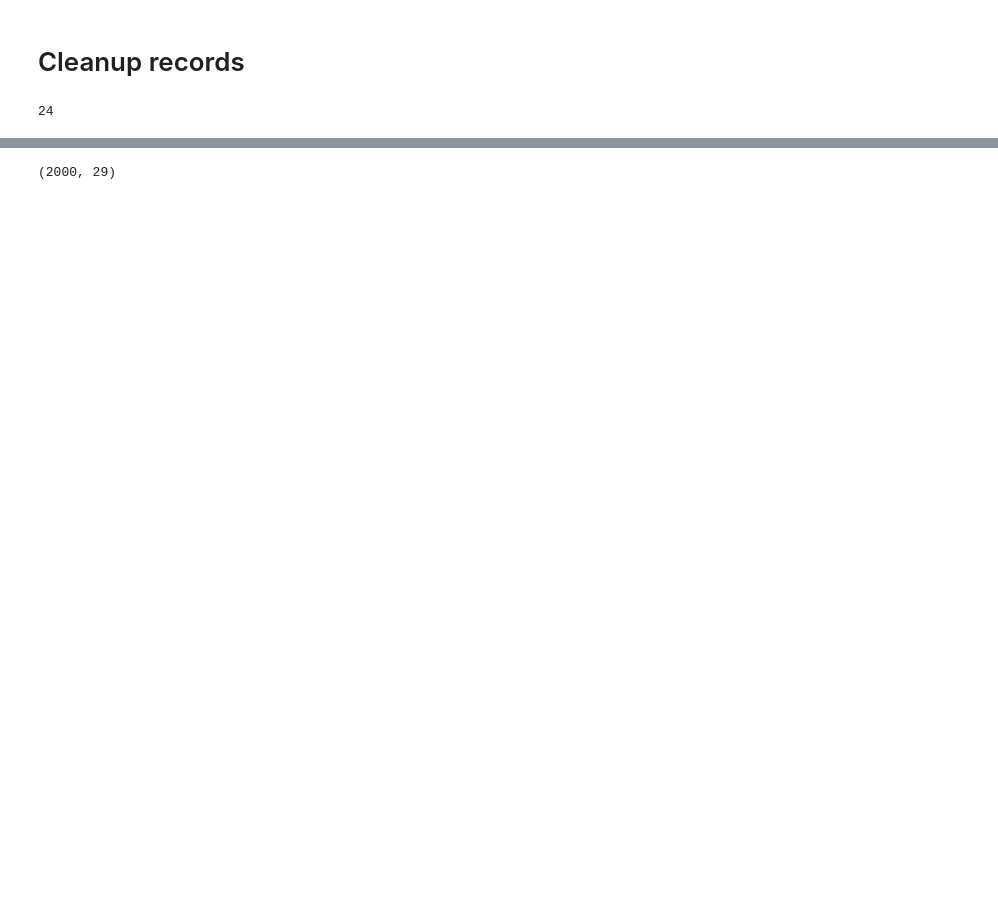
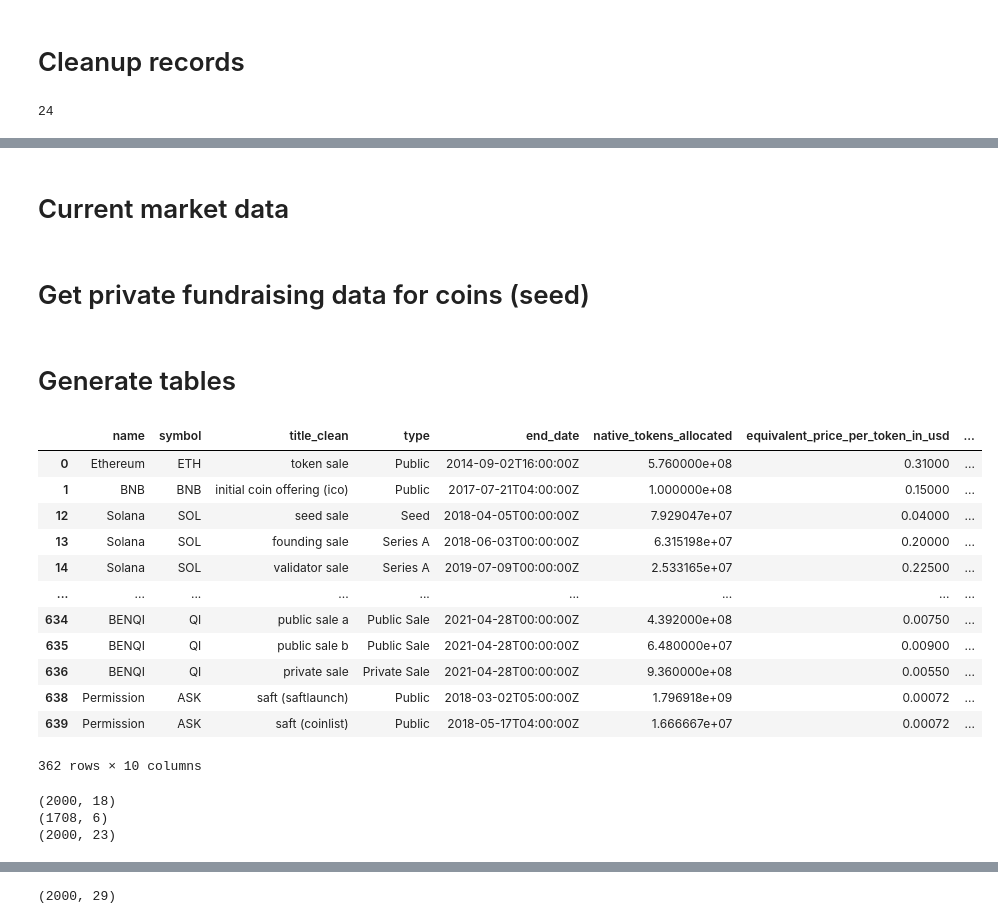
Before and after one commit to Friedrichz/crypto_tooling, a Jupyter notebook: track_vc_tokens.ipynb, the cells around one changed output, grey strips where cells are left out. Drawn from its saved outputs; the diff is of its cells as text; code cells hidden in the pictures; blank space fills up the shorter version.

```diff
--- a/track_vc_tokens.ipynb
+++ b/track_vc_tokens.ipynb
@@ -88,0 +168,25 @@ _ = [clean_sales_rounds(j["profile"]["economics"]["launch"]["fundraising"]["sale
+# %%
+# Extract full fundraising data for each coin
+def full_fundraise_data(record):
+  # Returns a list of recorded funraise events
+  symbol = record["symbol"]
+  name = record["name"]
+
+  # Get details on sales rounds
+  sales_rounds = record["profile"]["economics"]["launch"]["fundraising"]["sales_rounds"]
+  if sales_rounds:
+    _ = [i.update(name=name) for i in sales_rounds]
+    _ = [i.update(symbol=symbol) for i in sales_rounds]
+
+  return sales_rounds
+
+fundraises_list = [j for i in filter(None, [full_fundraise_data(i) for i in data]) for j in i]
+
+# Format to df
+cols = ["name", "symbol", "title_clean", "type", "end_date", "native_tokens_allocated", "equivalent_price_per_token_in_usd", "amount_collected_in_usd", "asset_collected"]
+fdf = pd.DataFrame.from_records(fundraises_list)[cols]
+fdf = fdf.dropna(how="all", subset=["native_tokens_allocated", "equivalent_price_per_token_in_usd", "equivalent_price_per_token_in_usd"])
+
+# Add cumulative amount raised up to & incl fundraising event
+fdf["cum_amount_collected_in_usd"] = fdf.sort_values("end_date", ascending=True).groupby("symbol")["amount_collected_in_usd"].cumsum()
+fdf.head()
@@ -89,3 +200,5 @@ _ = [clean_sales_rounds(j["profile"]["economics"]["launch"]["fundraising"]["sale
+# %% [markdown]
+# Current market data
 # %%
 # Extract (current) market data --> metrics: token_sale_stats>sale_proceeds_usd, supply_distribution
 def get_market_data(record):
@@ -192,3 +243,5 @@ def get_fundraise_data(record, private_sales_rounds_titles_clean=private_sales_r
+# %% [markdown]
+# Get private fundraising data for coins (seed)
 # %%
 # Extract initial private fundraising data -->  profile: investors>organizations, economics>launch>fundraising
 # Using pandas
@@ -258,3 +311,43 @@ def get_fundraise_data(record, private_sales_rounds_titles_clean=private_sales_r
         fdv_private_sale = fdv_private_sale,
         asset_collected = asset_collected,
     )
+# %% [markdown]
+# Generate tables
+# %%
+fdf
+# %% [output]
+|  | name | symbol | title_clean | type | end_date | native_tokens_allocated | equivalent_price_per_token_in_usd | ... |
+| 0 | Ethereum | ETH | token sale | Public | 2014-09-02T16:00:00Z | 5.760000e+08 | 0.31000 | ... |
+| 1 | BNB | BNB | initial coin offering (ico) | Public | 2017-07-21T04:00:00Z | 1.000000e+08 | 0.15000 | ... |
+| 12 | Solana | SOL | seed sale | Seed | 2018-04-05T00:00:00Z | 7.929047e+07 | 0.04000 | ... |
+| 13 | Solana | SOL | founding sale | Series A | 2018-06-03T00:00:00Z | 6.315198e+07 | 0.20000 | ... |
+| 14 | Solana | SOL | validator sale | Series A | 2019-07-09T00:00:00Z | 2.533165e+07 | 0.22500 | ... |
+| ... | ... | ... | ... | ... | ... | ... | ... | ... |
+| 634 | BENQI | QI | public sale a | Public Sale | 2021-04-28T00:00:00Z | 4.392000e+08 | 0.00750 | ... |
+| 635 | BENQI | QI | public sale b | Public Sale | 2021-04-28T00:00:00Z | 6.480000e+07 | 0.00900 | ... |
+| 636 | BENQI | QI | private sale | Private Sale | 2021-04-28T00:00:00Z | 9.360000e+08 | 0.00550 | ... |
+| 638 | Permission | ASK | saft (saftlaunch) | Public | 2018-03-02T05:00:00Z | 1.796918e+09 | 0.00072 | ... |
+| 639 | Permission | ASK | saft (coinlist) | Public | 2018-05-17T04:00:00Z | 1.666667e+07 | 0.00072 | ... |
+362 rows × 10 columns
+# %%
+# Make df with current market data (price, mcap, circ supply, first trade, max supply, status)
+mkt_data = [get_market_data(record) for record in data]
+df_mkt_data = pd.DataFrame.from_records(mkt_data)
+# Clean symbols, drop dups
+df_mkt_data.symbol =  df_mkt_data.symbol.str.replace("$","").replace("-","").replace(".","").replace(" ","").str.upper().astype(str)
+nomics_df = nomics_df.drop_duplicates("symbol")
+print(df_mkt_data.shape)
+print(nomics_df.shape)
+
+# Join dfs: Add first trade, max supply, status from nomics
+df_mkt_data1 = df_mkt_data.merge(nomics_df, how="left", left_on="symbol", right_on="symbol")
+print(df_mkt_data1.shape)
+
+# Current market data set
+numeric_cols = ["market_cap", "circulating_supply", "max_supply"]
+df_mkt_data1[numeric_cols] = df_mkt_data1[numeric_cols].astype(float)
+df_mkt_data1["fdv_current"] = df_mkt_data1.max_supply * df_mkt_data1.current_price
+# %% [output]
+(2000, 18)
+(1708, 6)
+(2000, 23)
```
Also changed, not shown: parts of 14 cells of this notebook.
